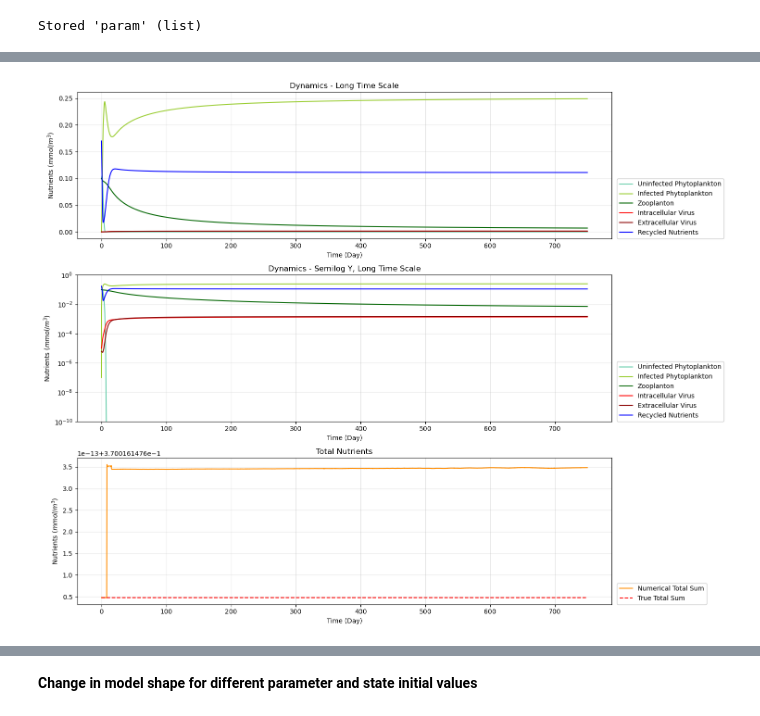
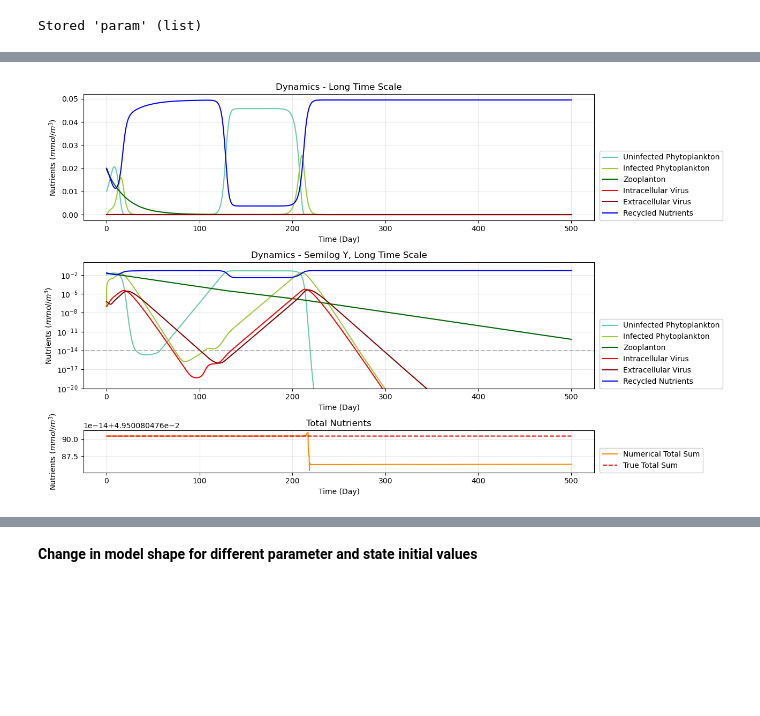
Before and after one commit to JessHolmess/NSF-GCR-Modeling-Repository, a Jupyter notebook: NPZV_Time_Dependent_Simulations.ipynb, the cells around one changed output, grey strips where cells are left out. Drawn from its saved outputs; the diff is of its cells as text; code cells hidden in the pictures; blank space fills up the shorter version.

```diff
--- a/NPZV_Time_Dependent_Simulations.ipynb
+++ b/NPZV_Time_Dependent_Simulations.ipynb
@@ -239,11 +239,11 @@ S_ind     = 1.42e8     # NT per individual host, Table S1
 
 #mmol / m^3
 Nn_0 = 0.
-Nr_0 = .17
-Pu_0 = .1
+Nr_0 = .02
+Pu_0 = .01
 Pi_0 = 1e-7
-Z_0  = .1
-Vi_0 = 1e-5
+Z_0  = .0195
+Vi_0 = 1e-7
 
 r = 1/10
 Ve_0 = est_viral_abund(r, Pu_0, alpha, beta, S_ind, V_ind)
@@ -316,7 +317,7 @@ Nn_0 = 0.0  Nr_0 = 0.17  Pu_0 = 0.1  Pi_0 = 1e-07  Z_0 = 0.1  Vi_0 = 1e-05  Ve_0
 %time
 
 #Running simulation
-t = 750
+t = 500
 tolerances = [1e-8, 1e-8, 1e-12, 1e-8, 1e-8, 1e-10, 1e-10]
 
 sol = solve_ivp(model, [0, t], z0, args=param, max_step=.1, method = 'LSODA', atol=tolerances)
@@ -533,8 +464,8 @@ V_E = sol.y[6] #Free (extracellular) viruses
 
 short_scale_cutoff = 100
 
-fig = plt.figure(figsize = (15, 12))
-ax = fig.subplot_mosaic("""A;B;C""")
+fig = plt.figure(figsize = (13, 8))
+ax = fig.subplot_mosaic("""A;A;B;B;C""")
 
 
 ###
@@ -550,32 +481,34 @@ ax["A"].set_title('Dynamics - Long Time Scale')
 
 ###
 ax["B"].plot(sol.t, P_U, color="mediumaquamarine", label='Uninfected Phytoplankton')
 ax["B"].plot(sol.t, P_I, color="yellowgreen"     , label='Infected Phytoplankton')
 ax["B"].plot(sol.t, Z,   color="darkgreen"       , label='Zooplanton')
 ax["B"].plot(sol.t, V_I, color="red"             , label='Intracellular Virus')
 ax["B"].plot(sol.t, V_E, color="darkred"         , label='Extracellular Virus')
 # ax["B"].plot(sol.t, N_n, color="darkviolet"      , label='Nitrate')
 ax["B"].plot(sol.t, N_r, color="blue"            , label='Recycled Nutrients')
 
+ax["B"].axhline(y=1e-14, xmin=-20, xmax=600, c='grey', linestyle='--', alpha=.5)
+# ax["B"].axhline(y=6e-19, xmin=-20, xmax=600, c='grey', linestyle='--', alpha=.5)
 ax["B"].set_title('Dynamics - Semilog Y, Long Time Scale')
 ax["B"].set_yscale('log')
-ax["B"].set_ylim(1e-10, 1)
+ax["B"].set_ylim(1e-20, 1)
 
 ###
 ax["C"].plot(sol.t, N_n + N_r + P_U + P_I + Z + V_I + V_E, color ='darkorange', label='Numerical Total Sum')
 ax["C"].plot(sol.t, np.full(len(sol.t), sum(z0)), '--', color = 'red', label='True Total Sum')
 
 ax["C"].set_title('Total Nutrients')
 
 for plot in ax:
     ax[plot].set_xlabel('Time (Day)')
     ax[plot].set_ylabel(r'Nutrients ($mmol/m^3$)')
 
     ax[plot].grid(alpha=.3)
     ax[plot].legend(loc=(1.01, 0), framealpha=1)
 
 
 plt.tight_layout()
 plt.show()
 # %% [output]
-[figure, old version]
+[figure, new version]
```
Also changed, not shown: parts of 6 cells of this notebook, 2 other files.
